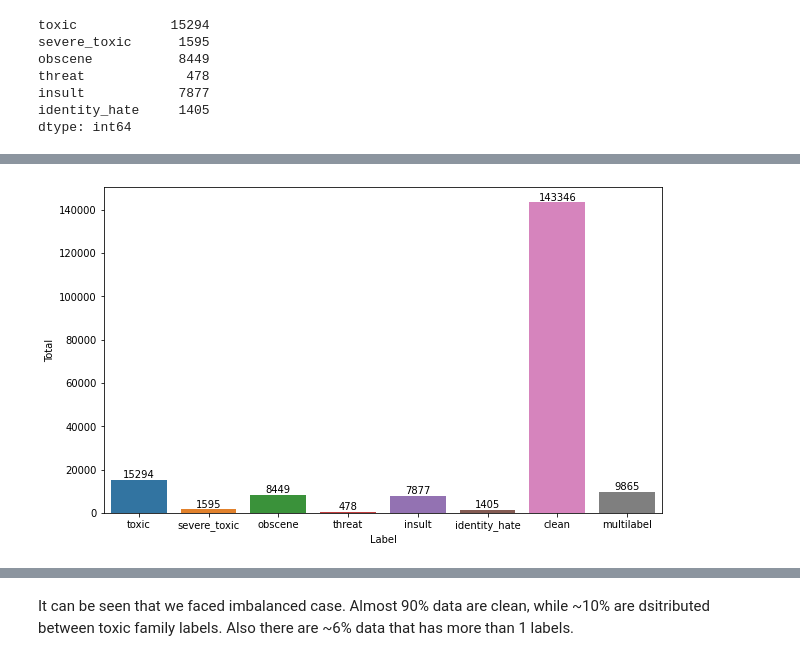
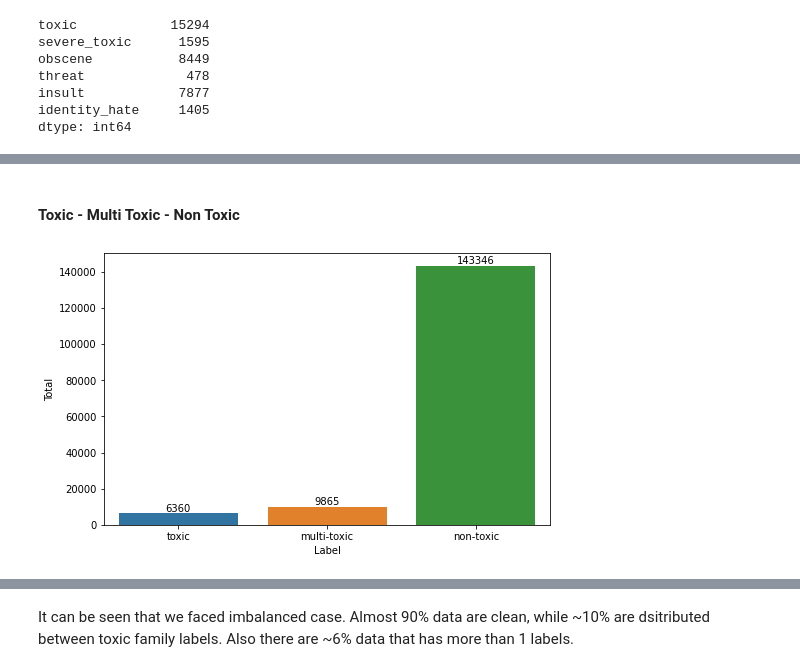
Before and after one commit to fhrzn/detoxification, a Jupyter notebook: notebooks/1.0-fhrzn-initial-eda.ipynb, the cells around one changed output, grey strips where cells are left out. Drawn from its saved outputs; the diff is of its cells as text; code cells hidden in the pictures.

```diff
--- a/notebooks/1.0-fhrzn-initial-eda.ipynb
+++ b/notebooks/1.0-fhrzn-initial-eda.ipynb
@@ -76,16 +108,27 @@ train_df.head()
 # %%
-train_plot = train_df.drop(['id', 'comment_text', 'occurrence'], axis=1).sum(axis=0)
+def plot_dist(x, y):
+    plt.figure(figsize=(8, 5))
+    ax = sns.barplot(x, y)
+    plt.xlabel('Label')
+    plt.ylabel('Total')
 
-plt.figure(figsize=(10,6))
-ax = sns.barplot(train_plot.index, train_plot.values)
-plt.xlabel('Label')
-plt.ylabel('Total')
+    rects = ax.patches
 
-rects = ax.patches
-totals = train_plot.values
+    for rect, count in zip(rects, y):
+        height = rect.get_height()
+        ax.text(rect.get_x() + rect.get_width()/2, height + 5, count, ha='center', va='bottom')
 
-for rect, total in zip(rects, totals):
-    height = rect.get_height()
-    ax.text(rect.get_x()+rect.get_width()/2, height+5, total, ha='center', va='bottom')
+    plt.show()
-# %% [output]
-[figure, removed]
+# %% [markdown]
+#### Toxic - Multi Toxic - Non Toxic
+# %%
+train_clean = train_df[train_df['clean'] == 1]['id'].count()
+train_toxic_only = train_df[train_df['occurrence'] == 1]['id'].count()
+train_toxic_multi = train_df[train_df['multilabel'] == 1]['id'].count()
+
+labels = ['toxic', 'multi-toxic', 'non-toxic']
+counts = [train_toxic_only, train_toxic_multi, train_clean]
+
+plot_dist(labels, counts)
+# %% [output]
+[figure, added]
```
Also changed, not shown: parts of 43 cells of this notebook.
